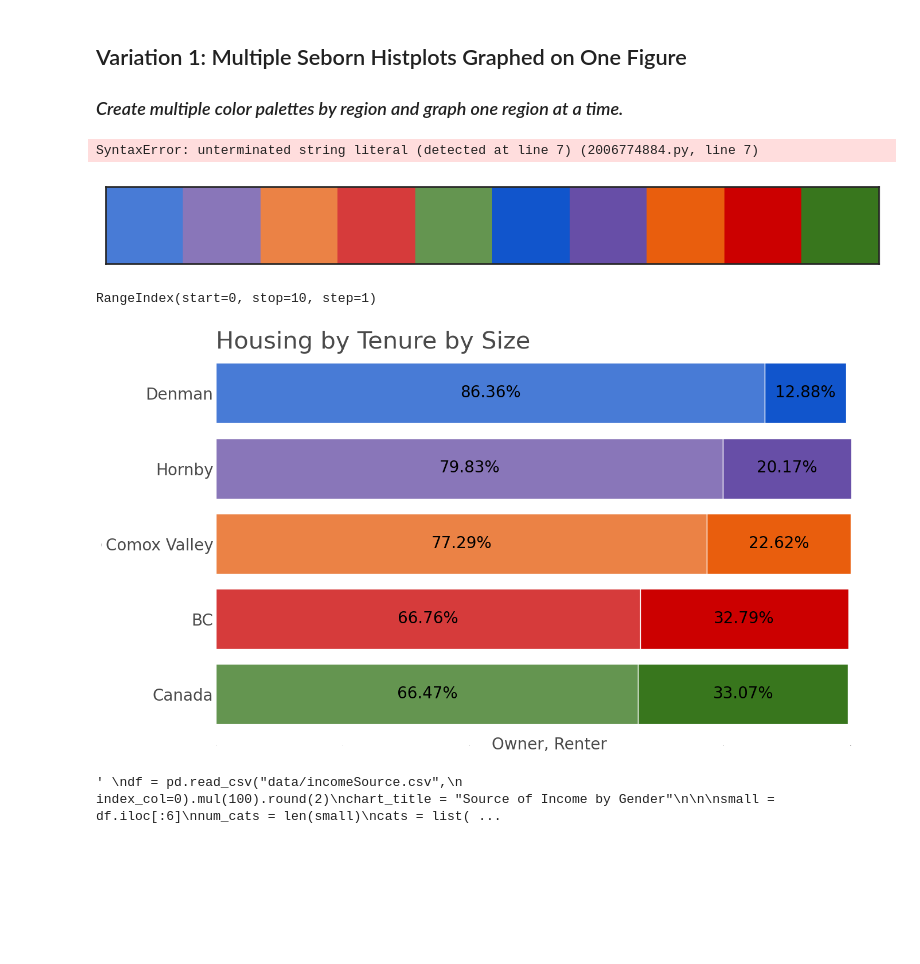
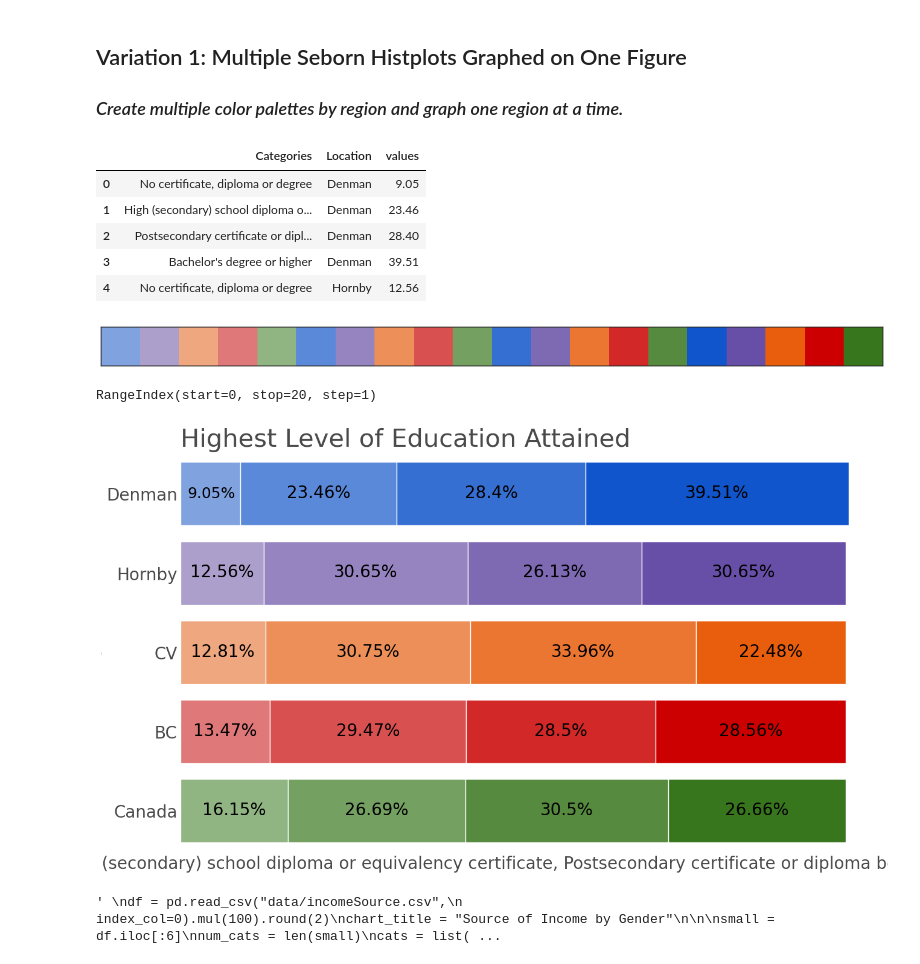
Before and after one commit to gelbelle/Graphing, a Jupyter notebook: stacked_charts.ipynb, the cells around one changed output. Drawn from its saved outputs; the diff is of its cells as text; code cells hidden in the pictures; blank space fills up the shorter version.

Commit message:
New Chart

```diff
--- a/stacked_charts.ipynb
+++ b/stacked_charts.ipynb
@@ -7,9 +7,9 @@ import pandas as pd
 import seaborn as sns
 import matplotlib.pyplot as plt
 
-df = pd.read_csv("data/housingByTenure.csv",
+df = pd.read_csv("data/educationAttained.csv",
                  index_col=0).mul(100).round(2)
-chart_title = "Housing by Tenure"
+chart_title = "Highest Level of Education Attained"
 num_cats = len(df)
 cats = list(df.index)
 cats.reverse()
@@ -23,7 +23,12 @@ df = pd.melt(df.reset_index(),
 df["values"] = pd.to_numeric(df["values"])
 df.head()
 # %% [output]
-SyntaxError: unterminated string literal (detected at line 7) (2006774884.py, line 7)
+|  | Categories | Location | values |
+| 0 | No certificate, diploma or degree | Denman | 9.05 |
+| 1 | High (secondary) school diploma o... | Denman | 23.46 |
+| 2 | Postsecondary certificate or dipl... | Denman | 28.40 |
+| 3 | Bachelor's degree or higher | Denman | 39.51 |
+| 4 | No certificate, diploma or degree | Hornby | 12.56 |
 # %%
 # Set Seaborn plot style: white in the background, no grid lines
 sns.set_theme(style="white")
@@ -51,11 +56,11 @@ regions = [element for item in colors for element in item]
 
 sns.palplot(regions)
 # %% [output]
-[figure, old version]
+[figure, new version]
 # %%
 
 # Setting figure and axis with subplots
-figure, axis = plt.subplots(figsize=(15, 9))
+figure, axis = plt.subplots(figsize=(20, 9))
 # axis.xaxis.tick_bottom()
 axis.tick_params(axis='y', length=0, labelsize=20,
                  labeltop=True, colors="#4A4A4A")
@@ -105,37 +110,37 @@ plt.title(chart_title, fontsize=30,
 for area, color in zip(axis.patches, regions):
     area.set_facecolor(color)
 
 for bar in axis.patches:
     if bar.get_width() < 5.5:
         axis.text(bar.get_x() + bar.get_width()/2 + .35,
                   # bar.get_height()+bar.get_y() - 0.12 #skinny
                   bar.get_height()+bar.get_y()-.85,
                   f"{round(bar.get_width(), 2)}%",
                   ha="center",
                   color="black",
                   size=14,
                   rotation=45
                   )
-    elif bar.get_width() < 8:
+    elif bar.get_width() < 9.5:
         axis.text(bar.get_x() + bar.get_width()/2+.13,
                   # bar.get_height()+bar.get_y() - 0.12 #skinny
                   bar.get_height()+bar.get_y()-.35,
                   f"{round(bar.get_width(), 2)}%",
                   ha="center",
                   color="black",
-                  size=14,
+                  size=18,
                   )
     else:
         axis.text(bar.get_x() + bar.get_width()/2,
                   # bar.get_height()+bar.get_y() - 0.12 #skinny
                   bar.get_height()+bar.get_y()-.35,
                   f"{round(bar.get_width(), 2)}%",
                   ha="center",
                   color="black",
                   size=20)
 # %% [output]
-RangeIndex(start=0, stop=10, step=1)
+RangeIndex(start=0, stop=20, step=1)
-[figure, old version]
+[figure, new version]
 # %%
 """
 df = pd.read_csv("data/incomeSource.csv",
```
